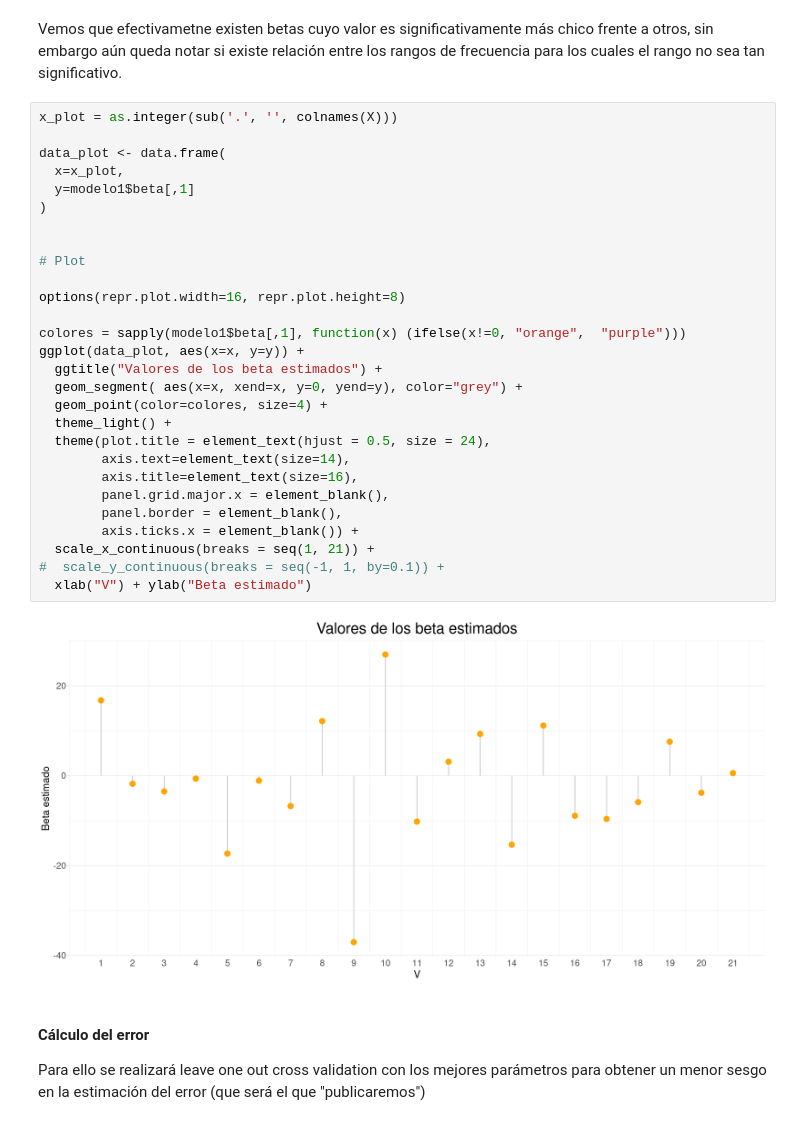
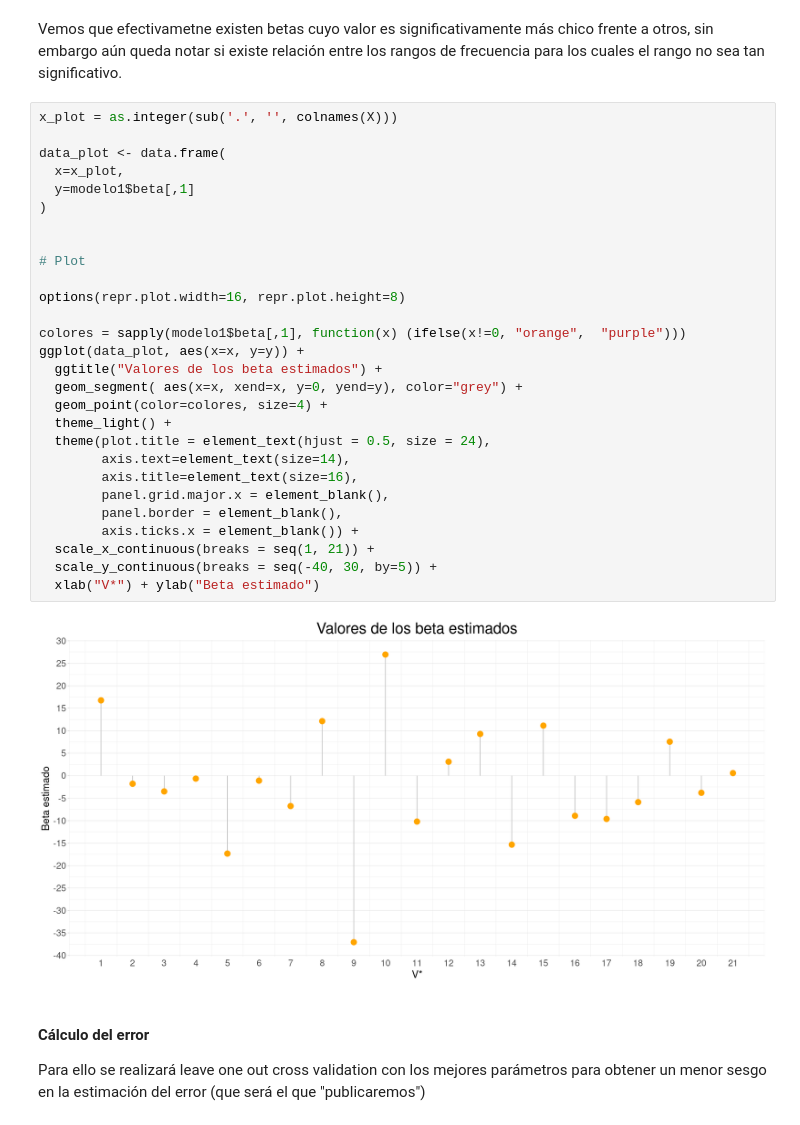
Before and after one commit to Lukas-De-Angelis-Riva/Aprendizaje-estadistico, a Jupyter notebook: trabajo_practico3/src/RangosFrecuencias.ipynb, the cells around one changed output. Drawn from its saved outputs; the diff is of its cells as text.

```diff
--- a/trabajo_practico3/src/RangosFrecuencias.ipynb
+++ b/trabajo_practico3/src/RangosFrecuencias.ipynb
@@ -199,33 +218,33 @@ Vemos que efectivametne existen betas cuyo valor es significativamente más chic
 # %%
 x_plot = as.integer(sub('.', '', colnames(X)))
 
 data_plot <- data.frame(
   x=x_plot,
   y=modelo1$beta[,1]
 )
 
 
 # Plot
 
 options(repr.plot.width=16, repr.plot.height=8)
 
 colores = sapply(modelo1$beta[,1], function(x) (ifelse(x!=0, "orange",  "purple")))
 ggplot(data_plot, aes(x=x, y=y)) +
   ggtitle("Valores de los beta estimados") +
   geom_segment( aes(x=x, xend=x, y=0, yend=y), color="grey") +
   geom_point(color=colores, size=4) +
   theme_light() +
   theme(plot.title = element_text(hjust = 0.5, size = 24),
         axis.text=element_text(size=14),
         axis.title=element_text(size=16),
         panel.grid.major.x = element_blank(),
         panel.border = element_blank(),
         axis.ticks.x = element_blank()) +
   scale_x_continuous(breaks = seq(1, 21)) +
-#  scale_y_continuous(breaks = seq(-1, 1, by=0.1)) +
-  xlab("V") + ylab("Beta estimado")
+  scale_y_continuous(breaks = seq(-40, 30, by=5)) +
+  xlab("V*") + ylab("Beta estimado")
 # %% [output]
-[figure, old version]
+[figure, new version]
 # %% [markdown]
 #### Cálculo del error
 Para ello se realizará leave one out cross validation con los mejores parámetros para obtener un menor sesgo en la estimación del error (que será el que "publicaremos")
```
Also changed, not shown: parts of 32 cells of this notebook, 2 other files.
